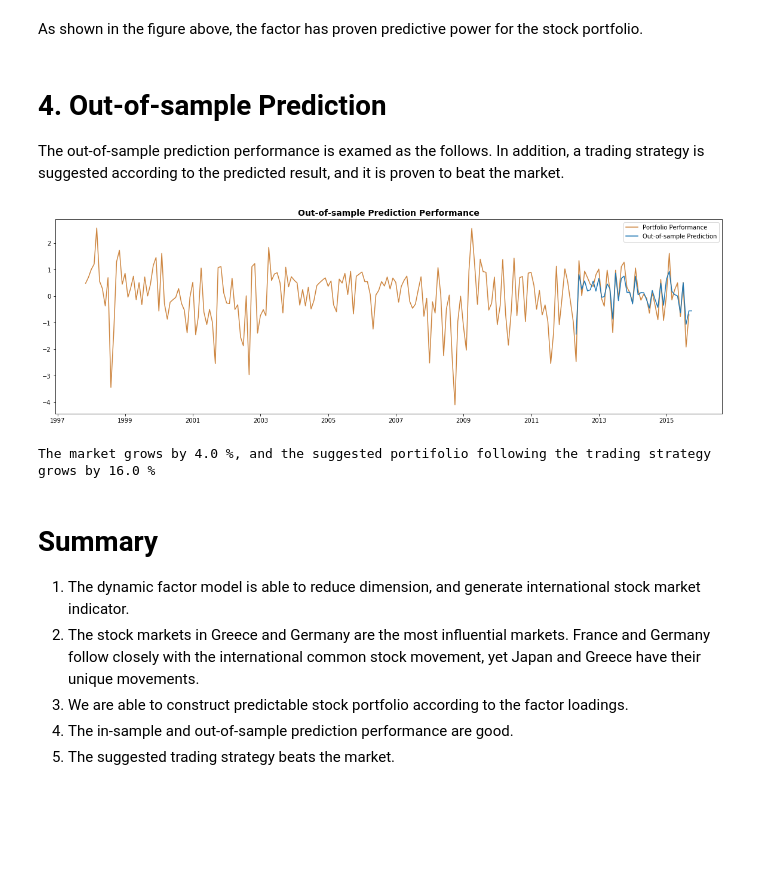
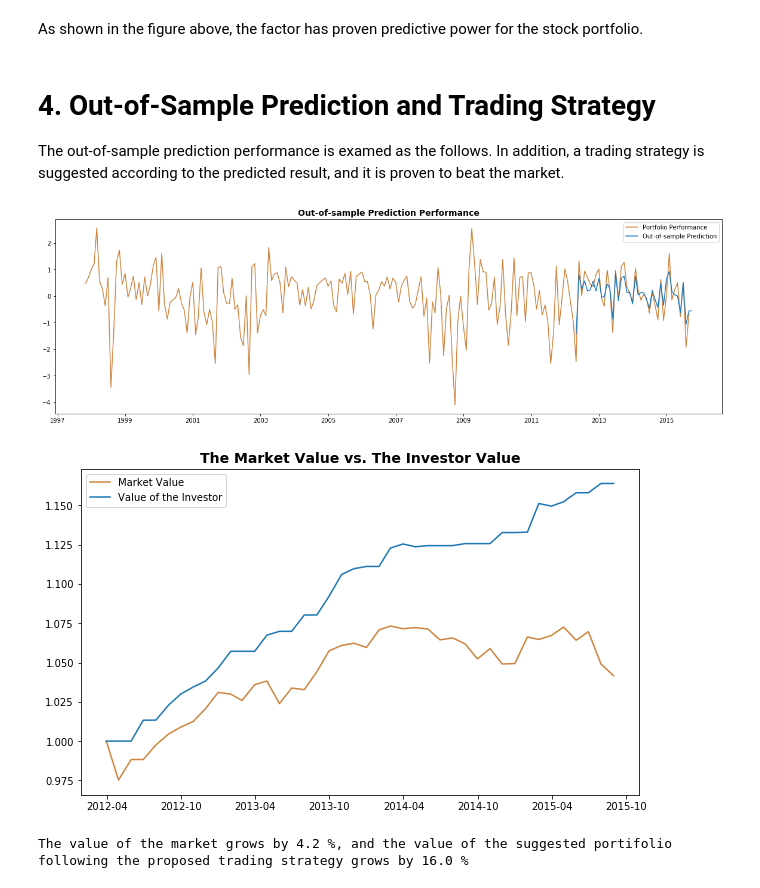
Before and after one commit to BoYu-Chen/Forecasting-International-Stock-Market, a Jupyter notebook: Forecasting International Stock Market.ipynb, the cells around one changed output. Cells and saved outputs as stored; diff of their text form; code cells hidden in the pictures; blank space fills up the shorter version.

```diff
--- a/Forecasting International Stock Market.ipynb
+++ b/Forecasting International Stock Market.ipynb
@@ -134,14 +141,15 @@ plt.show()
 # %% [markdown]
 As shown in the figure above, the factor has proven predictive power for the stock portfolio.
 # %% [markdown]
-# 4. Out-of-sample Prediction
+# 4. Out-of-Sample Prediction and Trading Strategy
 The out-of-sample prediction performance is examed as the follows. In addition, a trading strategy is suggested according to the predicted result, and it is proven to beat the market.
 # %%
 # The out-of-sample prediction is performed on 20% of the data, which is about 2.5 years
 
-fore_test = None    # The out-of-sample predicted result
+fore_test = []      # The out-of-sample predicted result
 Unit = 1            # Initial portfolio units held
-Value = 1           # Initial value of the portfolio in the market
+Value_Mkt = [1]     # Initial value of the portfolio in the market
+Value_Invt = [1]    # The total value of the investor, either as the portifolio or as cash
 Cash = 0            # After selling the portfolio, hold the cash
 hold = True         # Whether the portfolio is currently held
 
@@ -153,38 +161,43 @@ for i in data.date:
         initial_res = model_pre.fit(method='powell', disp=False)
         result_test = model_pre.fit(initial_res.params, disp=False)
         temp_fore = result_test.forecast()
-        if np.all(fore_test) == None:
+        if fore_test == []:         # The following do the trading and record the value of the portfolio
             fore_test = temp_fore[0,0]
         else:
             fore_test = np.append(fore_test, temp_fore[0,0])
         if temp_fore[0,0] > 0:      # When predicted stock price goes up
-            if hold == False:       # If not holding the portifolio, buy it; If holding the portfolio, keep it.
-                Unit = Cash / Value
+            if not hold:       # If not holding the portifolio, buy it; If holding the portfolio, keep it.
+                Unit = Cash / Value_Mkt[-1]
                 Cash = 0
                 hold = True
         else:                       # When predicted stock price goes down
             if hold:                # If holding the portifolio, sell it; Otherwise, do nothing.
-                Cash = Unit * Value
+                Cash = Unit * Value_Mkt[-1]
                 Unit = 0
                 hold = False
         if i != pd.to_datetime('2015-08-31'):
-            Value *= (1 + portfolio[data.index[data.date==i][0]+1] * 0.01) # update the true value of the portifolio
-
-fig_test=plt.figure(figsize=(20,6))
-plt.title('Out-of-sample Prediction Performance', fontsize=14, fontweight='demi')
-plt.plot(data['date'], portfolio, color = 'peru', label = 'Portfolio Performance')
-plt.plot(pd.Series.append(data.date[-41:], pd.Series('2015-09-30')), fore_test, label = 'Out-of-sample Prediction')
-plt.legend()
-plt.show()
-print('The market grows by', round((Value-1), 2)*100, '%, and the suggested portifolio following the trading strategy grows by'
-      , round((max(Unit*Value, Cash)-1), 2)*100, '%')
+            Value_Invt.append(max(Unit * Value_Mkt[-1], Cash)) # update the value of the investor
+            Value_Curr = Value_Mkt[-1] * (1 + portfolio[data.index[data.date==i][0]+1] * 0.01)
+            Value_Mkt.append(Value_Curr) # update the true market value
-# %% [output]
-[figure, removed]
-The market grows by 4.0 %, and the suggested portifolio following the trading strategy grows by 16.0 %
-# %% [markdown]
-# Summary
-1. The dynamic factor model is able to reduce dimension, and generate international stock market indicator.
-2. The stock markets in Greece and Germany are the most influential markets. France and Germany follow closely with the international common stock movement, yet Japan and Greece have their unique movements.
-3. We are able to construct predictable stock portfolio according to the factor loadings.
-4. The in-sample and out-of-sample prediction performance are good.
-5. The suggested trading strategy beats the market.
+# %%
+fig_test=plt.figure(figsize=(20,6))
+plt.title('Out-of-sample Prediction Performance', fontsize=14, fontweight='demi')
+plt.plot(data['date'], portfolio, color = 'peru', label = 'Portfolio Performance')
+plt.plot(pd.Series.append(data.date[-41:], pd.Series('2015-09-30')), fore_test, label = 'Out-of-sample Prediction')
+plt.legend()
+plt.show()
+
+fig_test=plt.figure(figsize=(10,6))
+plt.title('The Market Value vs. The Investor Value', fontsize=14, fontweight='demi')
+plt.plot(data['date'][-42:], Value_Mkt, color = 'peru', label = 'Market Value')
+plt.plot(data['date'][-42:], Value_Invt, label = 'Value of the Investor' )
+plt.legend()
+plt.show()
+
+print('The value of the market grows by', round((Value_Mkt[-1]-1), 3)*100,
+      '%, and the value of the suggested portifolio following the proposed trading strategy grows by'
+      , round(Value_Invt[-1]-1, 2)*100, '%')
+# %% [output]
+[figure, added]
+[figure, added]
+The value of the market grows by 4.2 %, and the value of the suggested portifolio following the proposed trading strategy grows by 16.0 %
```
Also changed, not shown: parts of 8 cells of this notebook.
